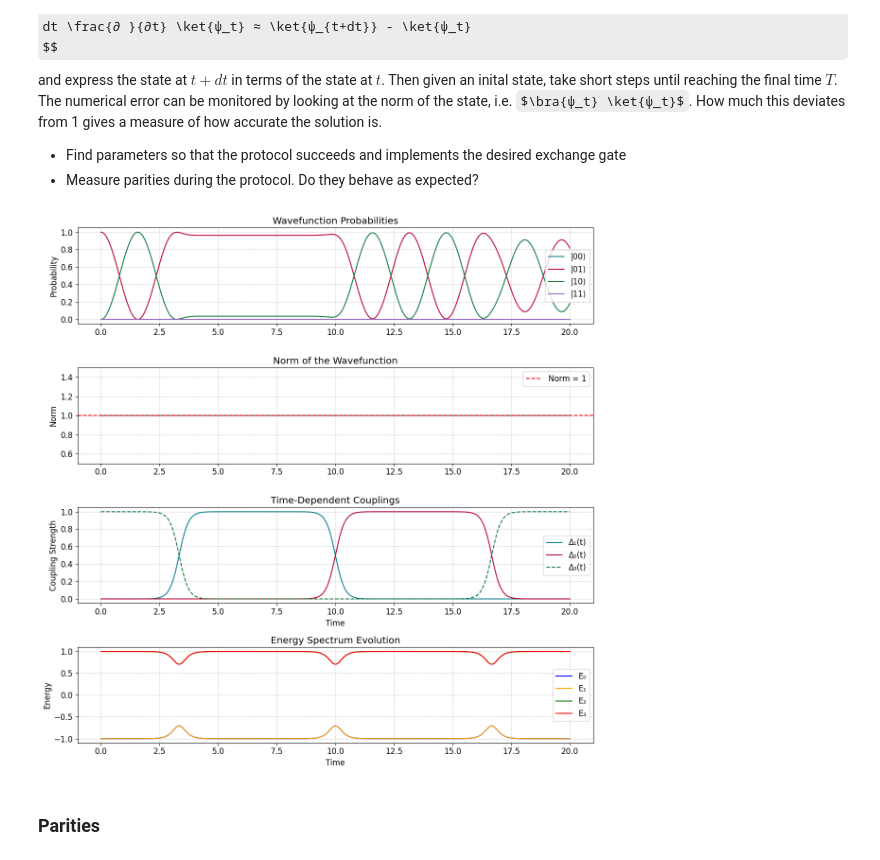
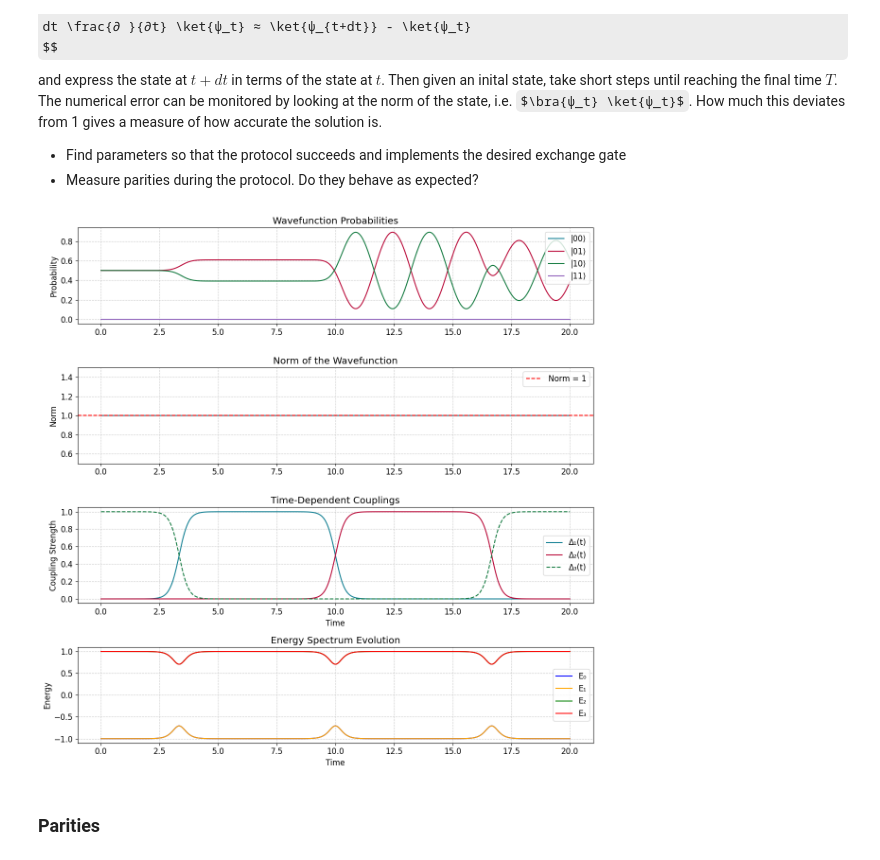
Before and after one commit to hishemok/FYS5419, a Jupyter notebook: Project_2/Braiding_project.ipynb, the cells around one changed output. Saved outputs shown, nothing was run; the diff lists cells and outputs as text; code cells hidden in the pictures; some formulas as TeX source.

```diff
--- a/Project_2/Braiding_project.ipynb
+++ b/Project_2/Braiding_project.ipynb
@@ -562,6 +564,7 @@ def evolve_wavefunction(psi0 ,T_total, Delta_max, Delta_min, s, width,g0,g1,g2,g
     # Initial Hamiltonian
     H, (Δ1, Δ2, Δ3) = build_hamiltonian(times[0], T_total, Delta_max, Delta_min, s, width, g0, g1, g2, g3)
     evals[0], e_vecs[0] = np.linalg.eigh(H)
+    # psi[0] = e_vecs[0,0]
 
     for i in range(1, n_steps):
         H, (Δ1, Δ2, Δ3) = build_hamiltonian(times[i], T_total, Delta_max, Delta_min, s, width, g0, g1, g2, g3)
@@ -621,35 +624,39 @@ def plot_evolution(times, psi, norms, couplings,evals):
     plt.plot(times, evals[:, 1], label='E₁', color='orange')
     plt.plot(times, evals[:, 2], label='E₂', color='green')
     plt.plot(times, evals[:, 3], label='E₃', color='red')
     plt.xlabel('Time')
     plt.ylabel('Energy')
     plt.title('Energy Spectrum Evolution')
     plt.legend()
     plt.tight_layout()
     plt.show()
 
 
 
 g0, g1 = majorana_ops(0, 2)  # γ₀, γ₁
 g2, g3 = majorana_ops(1, 2)  # γ₂, γ₃
 
 
 
 T_total = 20.0
 Delta_max = 1.0
 Delta_min = 0.0
 s = 5.0
 width = T_total/3
 
-psi0 = np.array([0,1,0,0],dtype=np.complex128)#Delta_max * np.array([0,1j*(np.sqrt(3) - 1), -1j+1,0], dtype=np.complex128)  # Initial state |01⟩
+H, (Δ1, Δ2, Δ3) = build_hamiltonian(times[0], T_total, Delta_max, Delta_min, s, width, g0, g1, g2, g3)
+eigvals, evecs = np.linalg.eigh(H)
+psi0 = evecs[:, 1]  # Choose the ground state as the initial state
+
+# psi0 = np.array([0,1,0,0],dtype=np.complex128)#Delta_max * np.array([0,1j*(np.sqrt(3) - 1), -1j+1,0], dtype=np.complex128)  # Initial state |01⟩
 psi0 /= np.linalg.norm(psi0)  # Normalize the initial state
 
 
 #
 times, psi, norms, couplings, evals, evecs = evolve_wavefunction(psi0, T_total, Delta_max, Delta_min, s, width, g0, g1, g2, g3, n_steps=4000)
 plot_evolution(times, psi, norms, couplings,evals)
 # %% [output]
-[figure, old version]
+[figure, new version]
 # %% [markdown]
 ### Parities
 # %%
```
Also changed, not shown: parts of 7 cells of this notebook.
